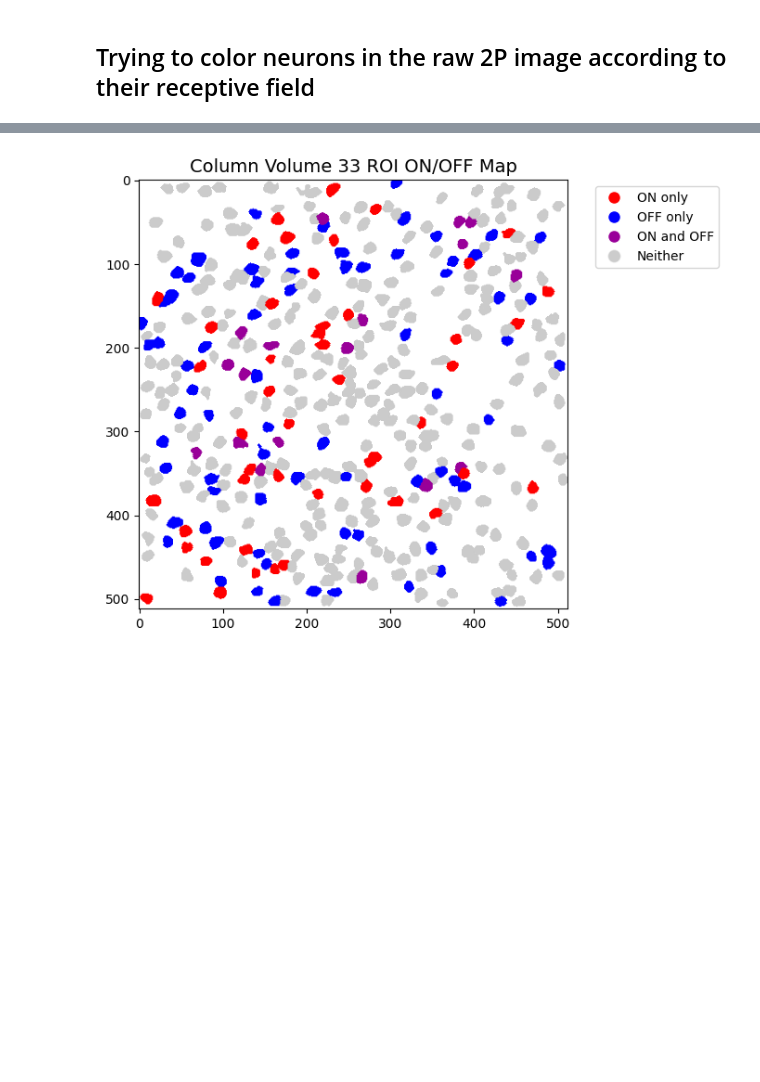
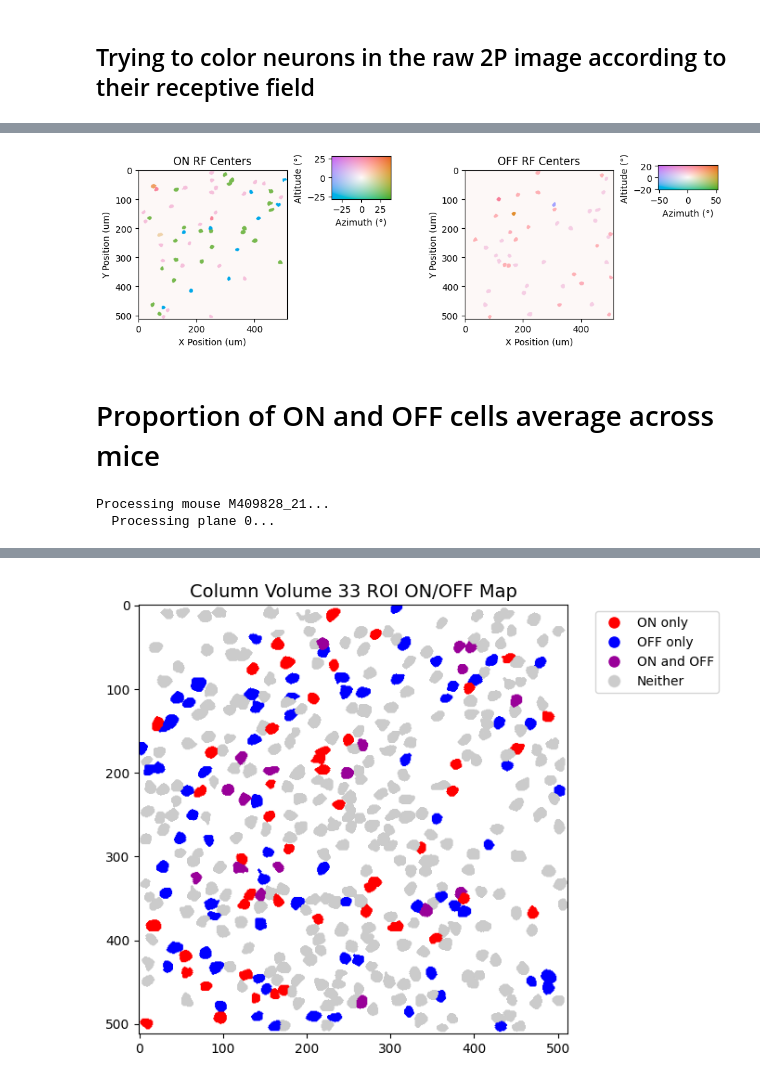
Before and after one commit to naomidonovan1/allen_v1dd, a Jupyter notebook: src/allen_v1dd/demo.ipynb, the cells around one changed output, grey strips where cells are left out. Cells and saved outputs as stored; diff of their text form; code cells hidden in the pictures; blank space fills up the shorter version.

```diff
--- a/src/allen_v1dd/demo.ipynb
+++ b/src/allen_v1dd/demo.ipynb
@@ -461,0 +528,45 @@ Text(0.5, 1.0, 'Column Volume 33 ON RF Centers')
+# %%
+fig, axes = plt.subplots(1, 2, figsize=(12, 3), dpi=100)
+
+rgb, stamp = cs.apply_stamp(img_on[:, :, 1], img_on[:, :, 0], 'peak',
+                            vmin_0=-np.max(np.abs(img_on[:, :, 1])), vmax_0=np.max(np.abs(img_on[:, :, 1])),
+                            vmin_1=-np.max(np.abs(img_on[:, :, 0])), vmax_1=np.max(np.abs(img_on[:, :, 0]))) # idk why but you have to do y, x
+axes[0].imshow(rgb)
+axes[0].set_xlabel('X Position (um)')
+axes[0].set_ylabel('Y Position (um)')
+overlaid_ax = stamp.overlay_ax(axes[0], lower_left_corner=[0.75, 1.3], width=0.4)
+overlaid_ax.set_aspect('equal')
+
+overlaid_ax.set_ylabel('Altitude (°)')
+overlaid_ax.set_xlabel('Azimuth (°)')
+
+axes[0].set_title("ON RF Centers")
+
+rgb, stamp = cs.apply_stamp(img_off[:, :, 1], img_off[:, :, 0], 'peak',
+                            vmin_0=-np.max(np.abs(img_off[:, :, 1])), vmax_0=np.max(np.abs(img_off[:, :, 1])),
+                            vmin_1=-np.max(np.abs(img_off[:, :, 0])), vmax_1=np.max(np.abs(img_off[:, :, 0]))) # idk why but you have to do y, x
+axes[1].imshow(rgb)
+axes[1].set_xlabel('X Position (um)')
+axes[1].set_ylabel('Y Position (um)')
+axes[1].set_title("OFF RF Centers")
+
+# show colormap as overlay
+overlaid_ax = stamp.overlay_ax(axes[1], lower_left_corner=[0.75, 1.3], width=0.4)
+overlaid_ax.set_aspect('equal')
+# overlaid_ax.set_xticks([])
+# overlaid_ax.set_yticks([])
+overlaid_ax.set_ylabel('Altitude (°)')
+overlaid_ax.set_xlabel('Azimuth (°)')
+
+# plt.title(f"Column Volume {col_vol_str} ON RF Centers", fontsize=14)
+
+# also show colormap as in separate ax to illustrate functionality
+# stamp.show_in_ax(axes[1])
+# axes[1].set_ylabel('Azimuth (°)')
+# axes[1].set_xlabel('Altitude (°)')
+# axes[1].set_aspect('equal')
+plt.savefig(f"rf_center_stamp_{mouse_id}_{col_vol_str}.svg", dpi=300)
+# %% [output]
+[figure, added]
+# %% [markdown]
+# Proportion of ON and OFF cells average across mice
@@ -461,0 +647,16 @@ Text(0.5, 1.0, 'Column Volume 33 ON RF Centers')
+# %%
+results = []
+mouse_ids = ["M409828", "M416296", "M427836", "M438833"]
+columns = ['2', '3', '4', '5']
+volumes = ['1', '2', '3', '4', '5', '6']
+
+for mouse_id in mouse_ids:
+    for col in columns:
+        for vol in volumes:
+            col_vol_str = f"{col}{vol}"
+            df = get_lsn_results(mouse_id, col_vol_str)
+            if df is not None:
+                results.append(df)
+# %% [output]
+Processing mouse M409828_21...
+  Processing plane 0...
```
Also changed, not shown: parts of 17 cells of this notebook.
